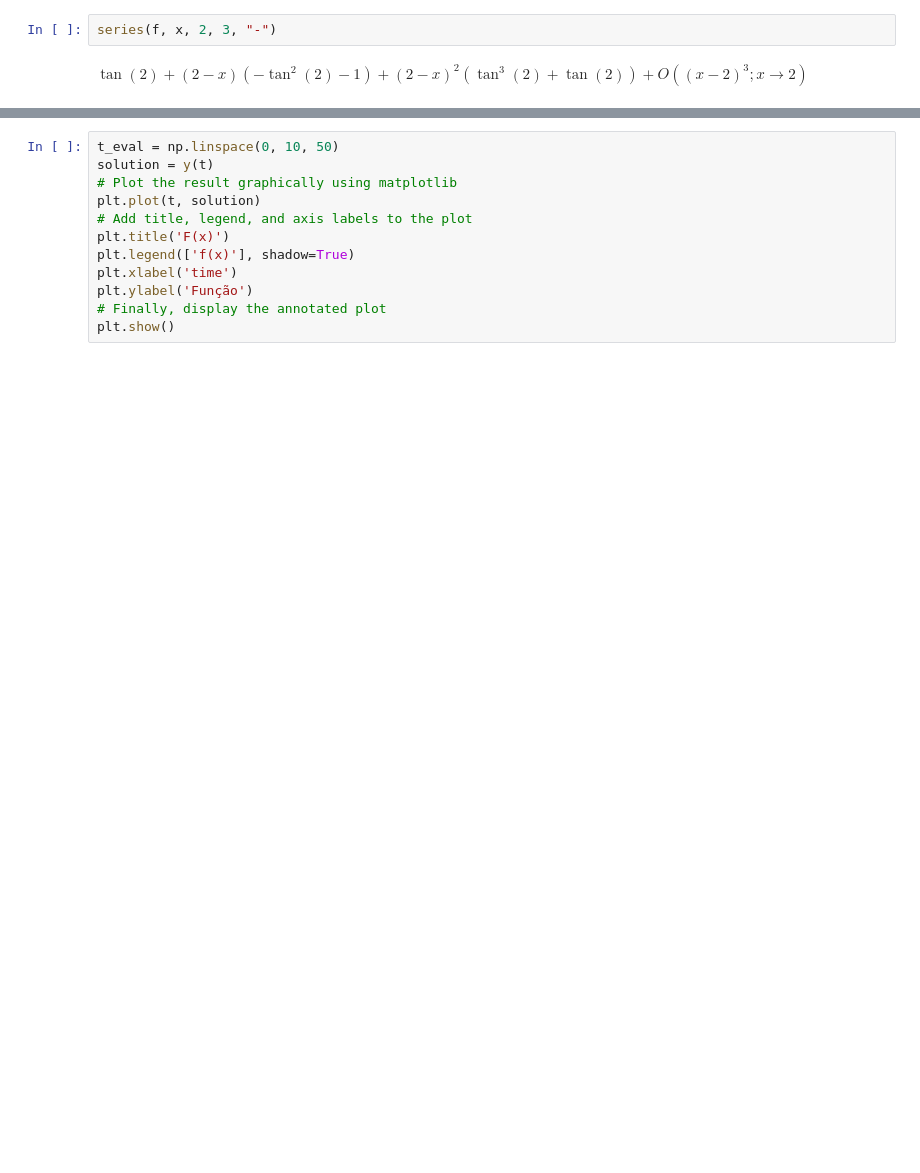
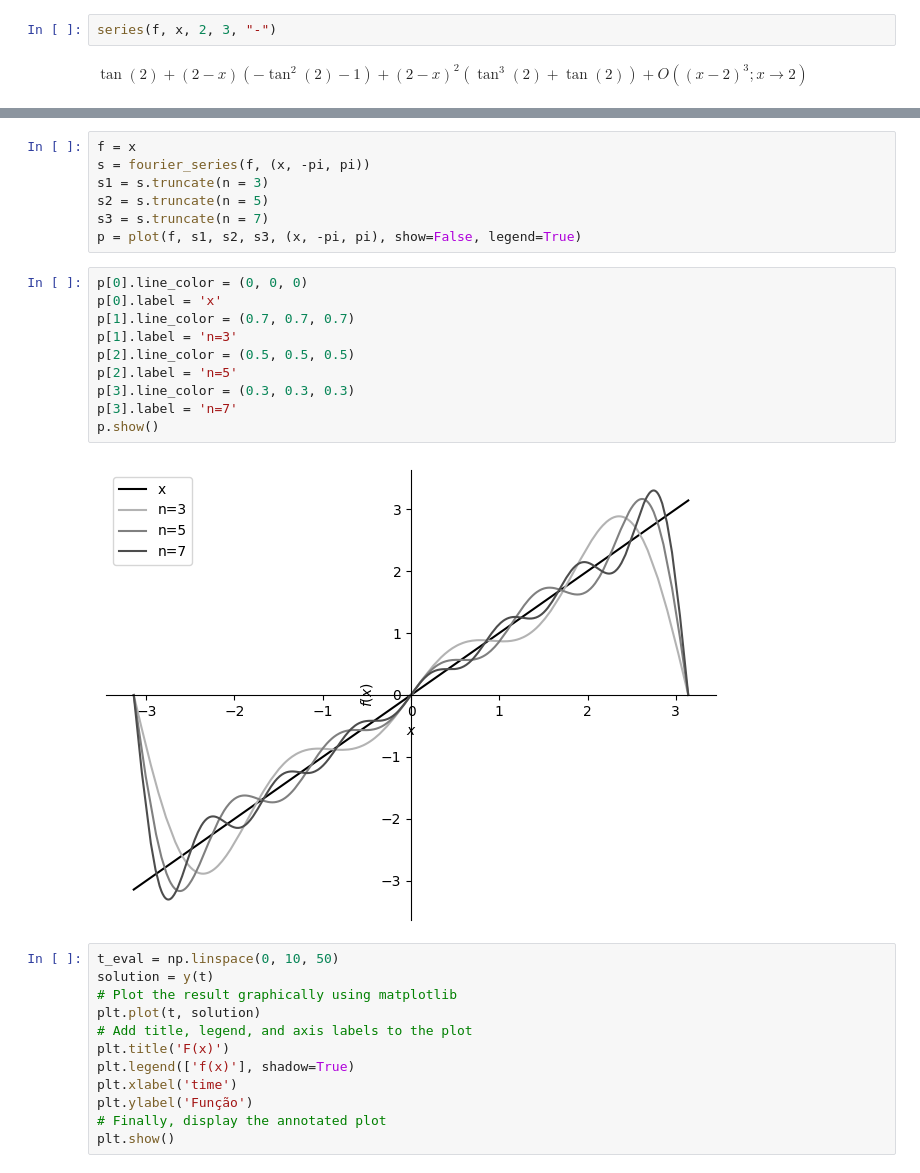
Before and after one commit to Felipe-Pinto/python_para_exatas, a Jupyter notebook: Cálculo com Sympy.ipynb, the cells around one changed output, grey strips where cells are left out. Cells and saved outputs as stored; diff of their text form; blank space fills up the shorter version.

```diff
--- a/Cálculo com Sympy.ipynb
+++ b/Cálculo com Sympy.ipynb
@@ -435,3 +471,22 @@ $\displaystyle \tan{\left(2 \right)} + \left(2 - x\right) \left(- \tan^{2}{\left
+# %%
+f = x
+s = fourier_series(f, (x, -pi, pi))
+s1 = s.truncate(n = 3)
+s2 = s.truncate(n = 5)
+s3 = s.truncate(n = 7)
+p = plot(f, s1, s2, s3, (x, -pi, pi), show=False, legend=True)
+# %%
+p[0].line_color = (0, 0, 0)
+p[0].label = 'x'
+p[1].line_color = (0.7, 0.7, 0.7)
+p[1].label = 'n=3'
+p[2].line_color = (0.5, 0.5, 0.5)
+p[2].label = 'n=5'
+p[3].line_color = (0.3, 0.3, 0.3)
+p[3].label = 'n=7'
+p.show()
+# %% [output]
+[figure, added]
 # %%
 t_eval = np.linspace(0, 10, 50)
 solution = y(t)
```
Also changed, not shown: parts of 8 cells of this notebook.
